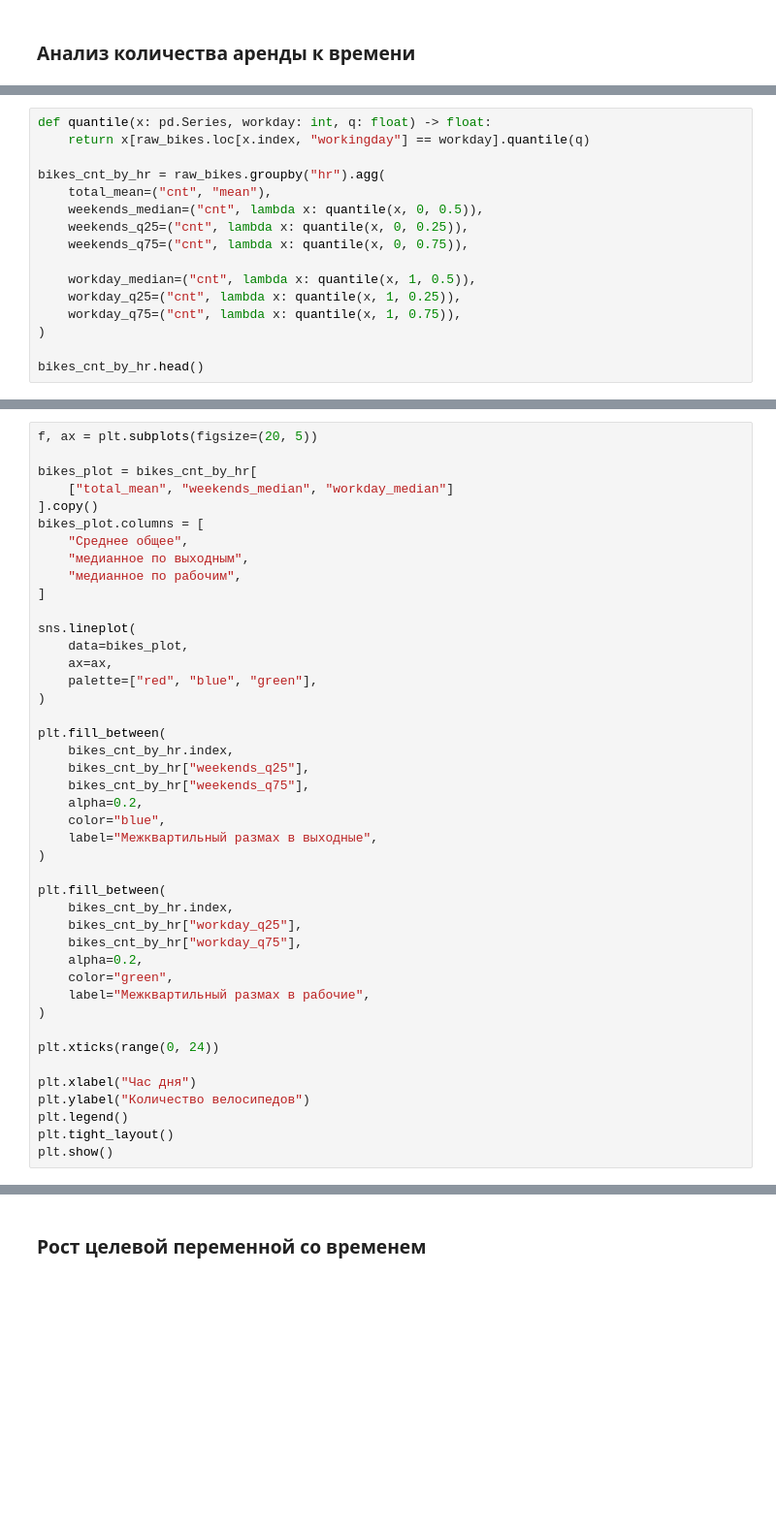
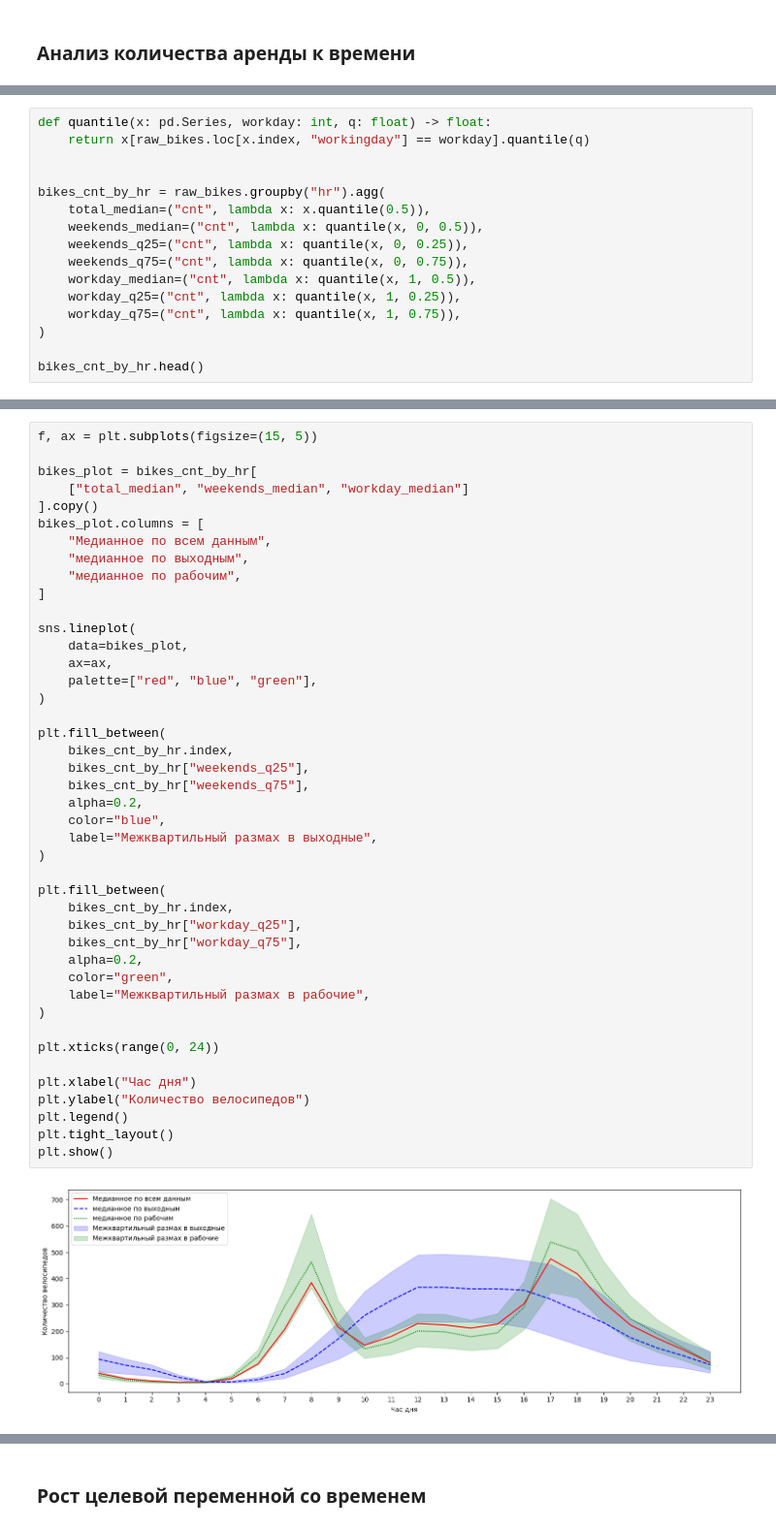
Before and after one commit to Kanogame/bikeshare, a Jupyter notebook: notebooks/01_eda.ipynb, the cells around one changed output, grey strips where cells are left out. Shown at 97% size. Cells and saved outputs as stored; diff of their text form; blank space fills up the shorter version.

```diff
--- a/notebooks/01_eda.ipynb
+++ b/notebooks/01_eda.ipynb
@@ -157,12 +169,12 @@ fig.set_size_inches(14, 14)
 def quantile(x: pd.Series, workday: int, q: float) -> float:
     return x[raw_bikes.loc[x.index, "workingday"] == workday].quantile(q)
 
+
 bikes_cnt_by_hr = raw_bikes.groupby("hr").agg(
-    total_mean=("cnt", "mean"),
+    total_median=("cnt", lambda x: x.quantile(0.5)),
     weekends_median=("cnt", lambda x: quantile(x, 0, 0.5)),
     weekends_q25=("cnt", lambda x: quantile(x, 0, 0.25)),
     weekends_q75=("cnt", lambda x: quantile(x, 0, 0.75)),
-
     workday_median=("cnt", lambda x: quantile(x, 1, 0.5)),
     workday_q25=("cnt", lambda x: quantile(x, 1, 0.25)),
     workday_q75=("cnt", lambda x: quantile(x, 1, 0.75)),
@@ -172,11 +192,11 @@ bikes_cnt_by_hr.head()
 # %%
-f, ax = plt.subplots(figsize=(20, 5))
+f, ax = plt.subplots(figsize=(15, 5))
 
 bikes_plot = bikes_cnt_by_hr[
-    ["total_mean", "weekends_median", "workday_median"]
+    ["total_median", "weekends_median", "workday_median"]
 ].copy()
 bikes_plot.columns = [
-    "Среднее общее",
+    "Медианное по всем данным",
     "медианное по выходным",
     "медианное по рабочим",
 ]
@@ -185,33 +205,35 @@ sns.lineplot(
     data=bikes_plot,
     ax=ax,
     palette=["red", "blue", "green"],
 )
 
 plt.fill_between(
     bikes_cnt_by_hr.index,
     bikes_cnt_by_hr["weekends_q25"],
     bikes_cnt_by_hr["weekends_q75"],
     alpha=0.2,
     color="blue",
     label="Межквартильный размах в выходные",
 )
 
 plt.fill_between(
     bikes_cnt_by_hr.index,
     bikes_cnt_by_hr["workday_q25"],
     bikes_cnt_by_hr["workday_q75"],
     alpha=0.2,
     color="green",
     label="Межквартильный размах в рабочие",
 )
 
 plt.xticks(range(0, 24))
 
 plt.xlabel("Час дня")
 plt.ylabel("Количество велосипедов")
 plt.legend()
 plt.tight_layout()
 plt.show()
+# %% [output]
+[figure, added]
 # %% [markdown]
 По графику видно, что:
 - Для выходных и праздников самое популярное время аренды находится около обеденного времени (с 12 по 16). Это вероятно время прогулок, когда люди берут велосипеды для развлечения или спорта
```
Also changed, not shown: parts of 31 cells of this notebook, 7 other files.
